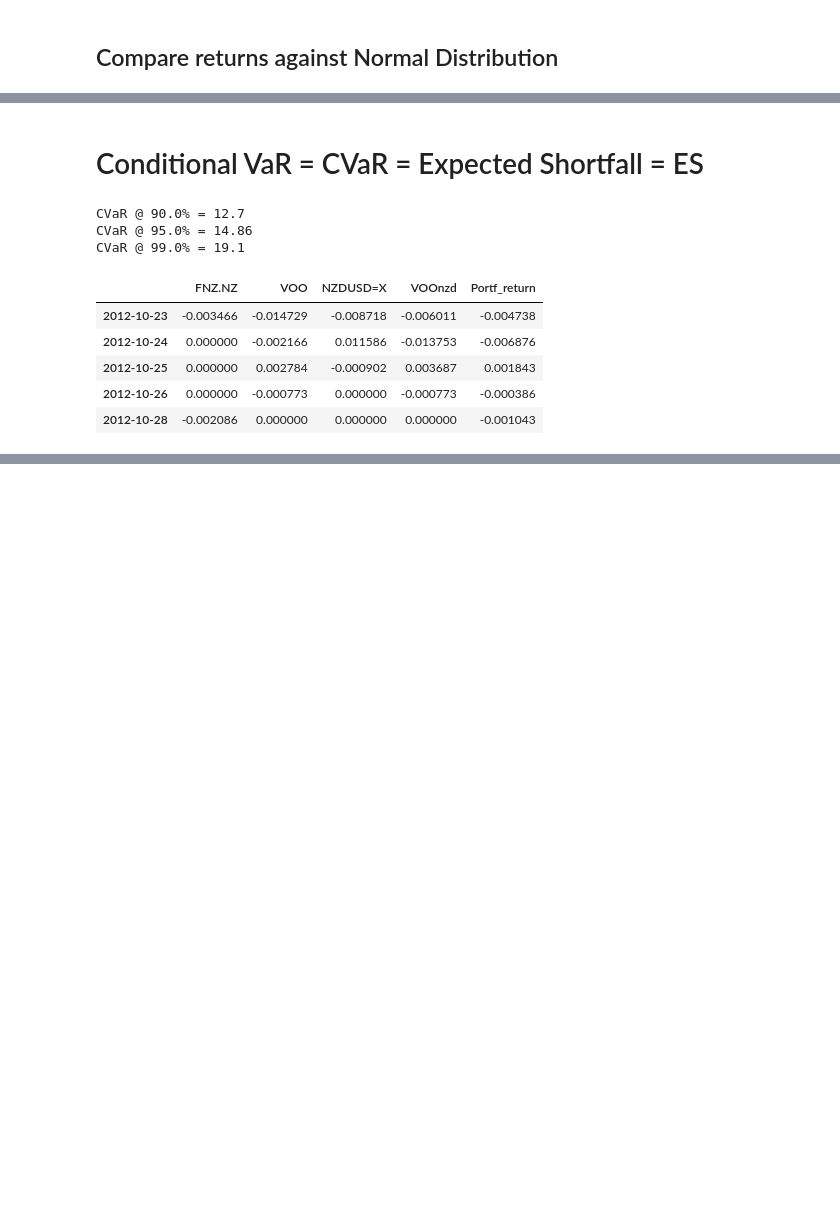
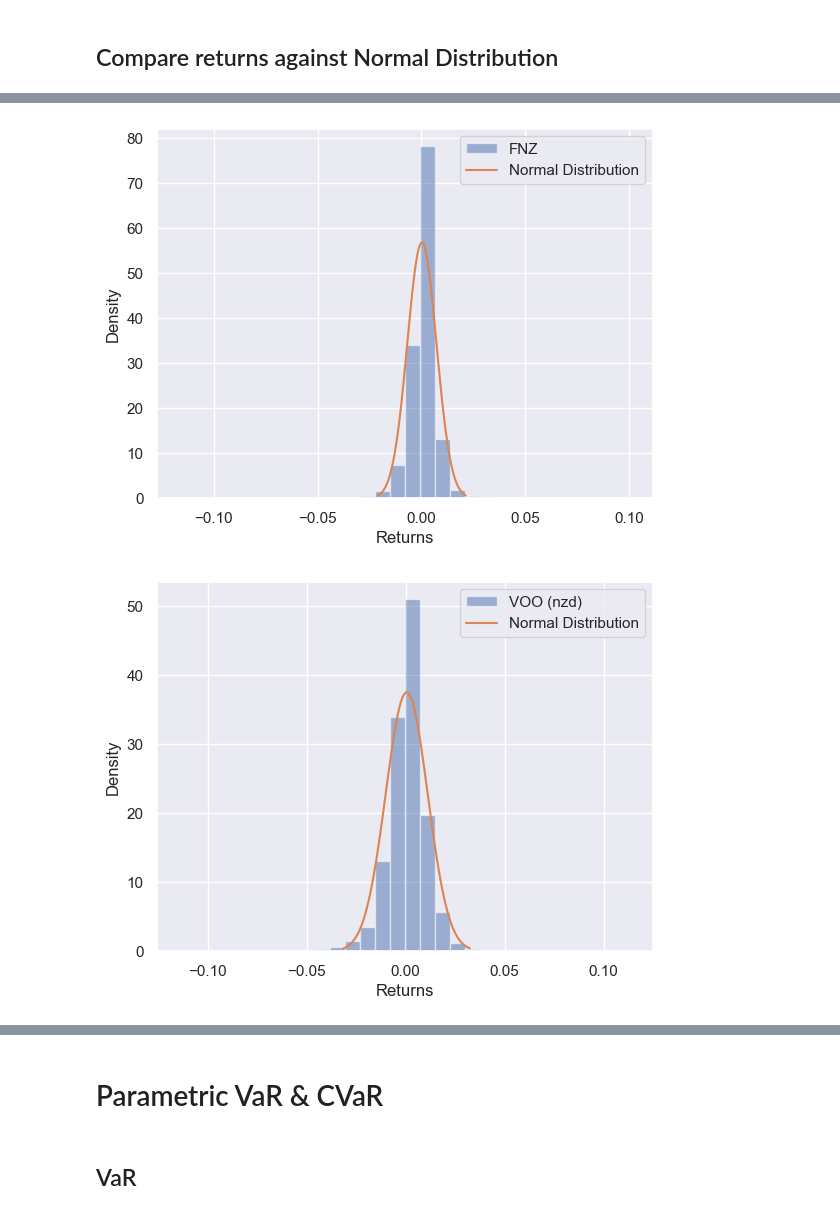
Before and after one commit to duongdidom/Value-at-Risk-VaR, a Jupyter notebook: VaR.ipynb, the cells around one changed output, grey strips where cells are left out. Cells and saved outputs as stored; diff of their text form; code cells hidden in the pictures; blank space fills up the shorter version.

Commit message:
done parametric, historical, montecarlo VaR

```diff
--- a/VaR.ipynb
+++ b/VaR.ipynb
@@ -295,2 +235,0 @@ VaR @ 99.0% = 16.72
-# %% [markdown]
-# Conditional VaR = CVaR = Expected Shortfall = ES
@@ -302,20 +236,19 @@ def calc_CVaR(alpha, mu, std, portfolio_value, num_days):
-# %%
-# compute parametric CVaR for given confidence levels, @ 1-day interval
-parametric_CVaRs = [calc_CVaR(conf_level, portf_mean, portf_stdv, invst, 1) for conf_level in conf_levels]
-
-# print results
-for i, CVaR in enumerate(parametric_CVaRs):
-    print('CVaR @ {0}%'.format((1-conf_levels[i])*100),'=', round(CVaR,2))
-# %% [output]
-CVaR @ 90.0% = 12.7
-CVaR @ 95.0% = 14.86
-CVaR @ 99.0% = 19.1
-# %%
-df_returns.head()
-# %% [output]
-|  | FNZ.NZ | VOO | NZDUSD=X | VOOnzd | Portf_return |
-| 2012-10-23 | -0.003466 | -0.014729 | -0.008718 | -0.006011 | -0.004738 |
-| 2012-10-24 | 0.000000 | -0.002166 | 0.011586 | -0.013753 | -0.006876 |
-| 2012-10-25 | 0.000000 | 0.002784 | -0.000902 | 0.003687 | 0.001843 |
-| 2012-10-26 | 0.000000 | -0.000773 | 0.000000 | -0.000773 | -0.000386 |
-| 2012-10-28 | -0.002086 | 0.000000 | 0.000000 | 0.000000 | -0.001043 |
+# %%
+def plot_vs_NormDist(df, label):
+    mean = df.mean()
+    sd = df.std()
+    Xaxis = np.linspace(mean -3 * sd, mean +3 * sd, 1000)   # 1000 evenly spaced numbers between +/- 3 times returns' standard deviation
+    plt.hist(df, alpha=0.5, bins=30, density=True, label=label)     # plot returns as histogram
+    plt.plot(Xaxis, norm.pdf(Xaxis,mean,sd), label='Normal Distribution')    # plot Normal Distribution as line. Using returns's mean & s.d.
+    plt.legend()
+    plt.xlabel('Returns')
+    plt.ylabel('Density')
+    plt.show()
+# %%
+plot_vs_NormDist(df_returns['FNZ.NZ'], 'FNZ')
+plot_vs_NormDist(df_returns['VOOnzd'], 'VOO (nzd)')
+plot_vs_NormDist(df_returns['NZDUSD=X'], 'NZDUSD')
+plot_vs_NormDist(df_returns['Portf_return'], 'Portfolio (nzd)')
+# %% [output]
+[figure, added]
+[figure, added]
@@ -321,0 +257,2 @@ df_returns.head()
+# %% [markdown]
+# Parametric VaR & CVaR
@@ -321,0 +261,2 @@ df_returns.head()
+# %% [markdown]
+## VaR
```
Also changed, not shown: parts of 49 cells of this notebook.
